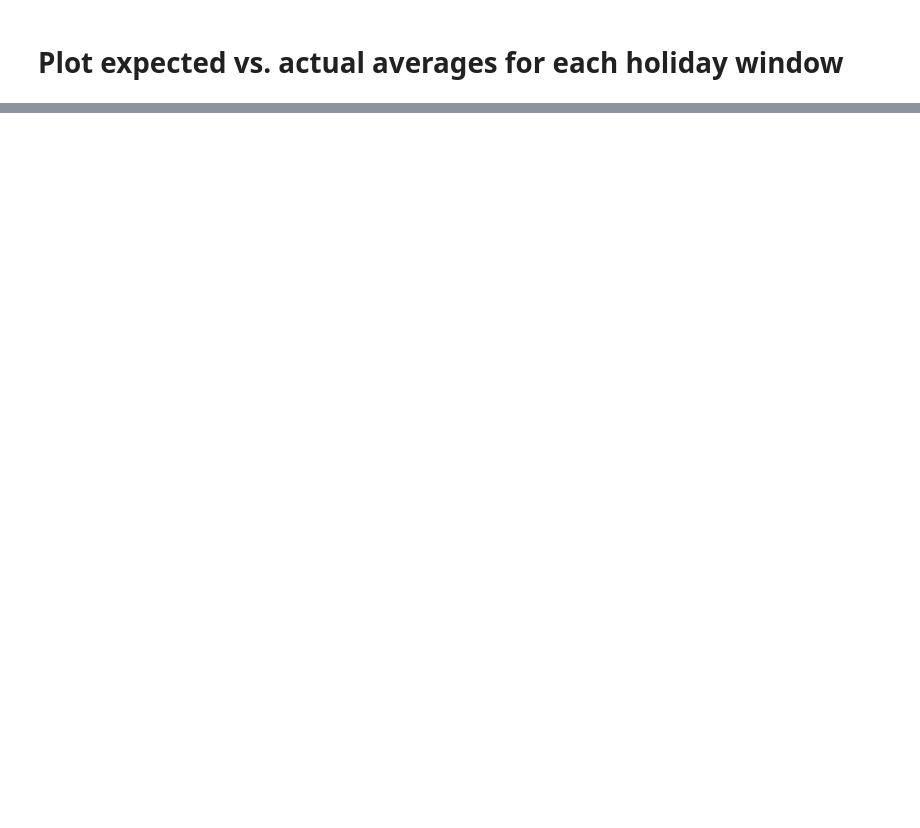
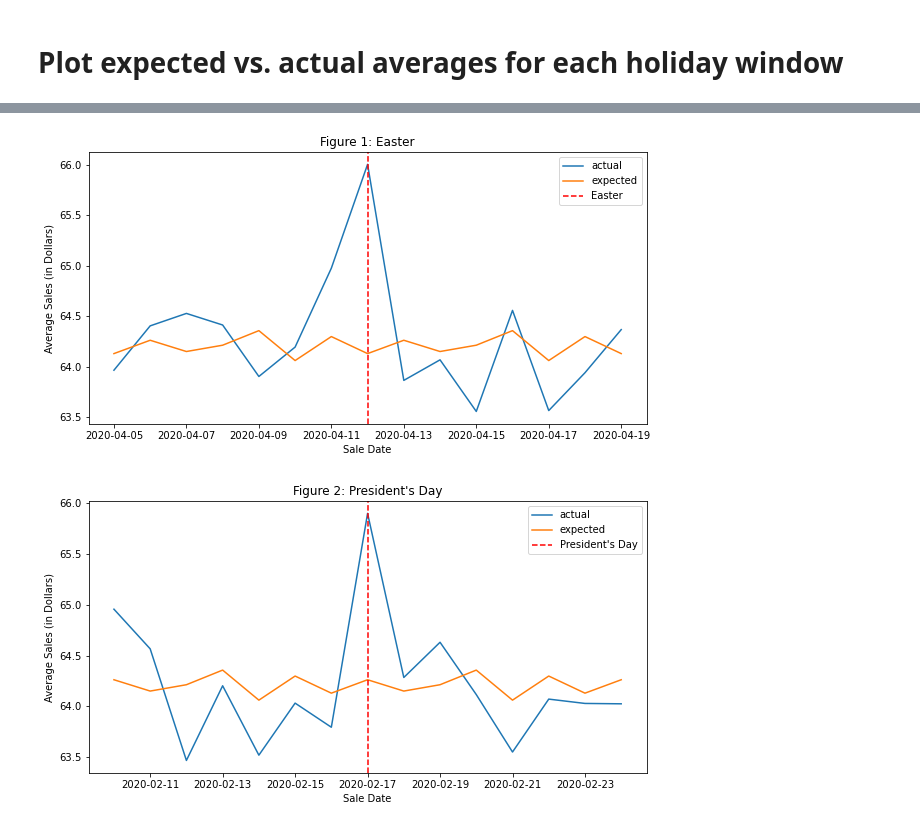
Before and after one commit to scabanela-ischool/Data_Engineering_Proj1_Querying, a Jupyter notebook: project_1_4.ipynb, the cells around one changed output, grey strips where cells are left out. Cells and saved outputs as stored; diff of their text form; code cells hidden in the pictures; blank space fills up the shorter version.

```diff
--- a/project_1_4.ipynb
+++ b/project_1_4.ipynb
@@ -344,0 +452,17 @@ plt.show()
+# %%
+figure_num = 1
+for holiday_index in [3,2]:
+    best_holiday_plot_df = results[results['closest_holiday'] == holiday_descriptions[holiday_index]]
+    plt.figure(figsize=(10,5))
+    plt.plot(best_holiday_plot_df.index.values, best_holiday_plot_df['actual'], label='actual')
+    plt.plot(best_holiday_plot_df.index.values, best_holiday_plot_df['expected'], label='expected')
+    plt.title('Figure ' + str(figure_num) + ': ' + holiday_descriptions[holiday_index])
+    plt.xlabel('Sale Date')
+    plt.ylabel('Average Sales (in Dollars)')
+    plt.axvline(x=df_holidays['holiday_date'][holiday_index], label=holiday_descriptions[holiday_index], color='r', linestyle='--')
+    plt.legend()
+    figure_num += 1
+plt.show()
+# %% [output]
+[figure, added]
+[figure, added]
```
Also changed, not shown: parts of 22 cells of this notebook.
